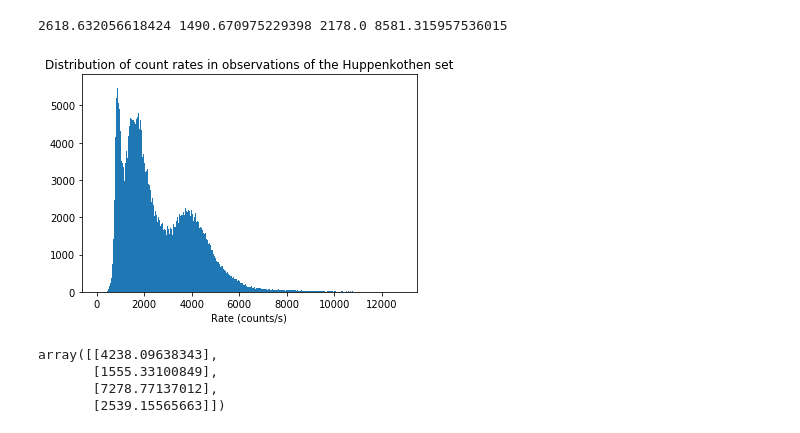
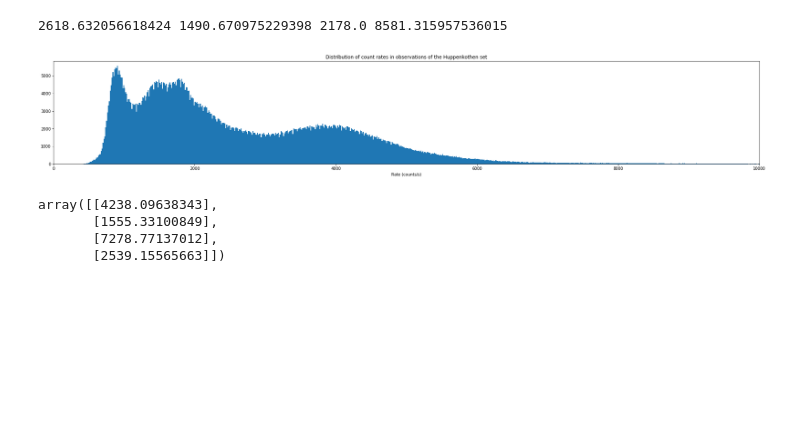
Before and after one commit to jorwatkapola/timeseries_segment_clustering, a Jupyter notebook: Count_rate_distribution.ipynb, the cells around one changed output. Drawn from its saved outputs; the diff is of its cells as text; code cells hidden in the pictures; blank space fills up the shorter version.

```diff
--- a/Count_rate_distribution.ipynb
+++ b/Count_rate_distribution.ipynb
@@ -88,13 +88,15 @@ below4sigma=100-len(np.where(all_counts_ar>sigma4)[0])/len(all_counts_ar)*100
 # %% [output]
 2618.632056618424 1490.670975229398 2178.0 8581.315957536015
 # %%
+plt.figure(figsize=(6.4*5, 4.8))
 plt.hist(all_counts_ar,bins=1000)
+plt.xlim(0,10000)
 plt.title("Distribution of count rates in observations of the Huppenkothen set")
 plt.xlabel("Rate (counts/s)")
-plt.savefig("rates_hist_1kbins.png", dpi=600)
+#plt.savefig("rates_hist_1kbins.png", dpi=600)
 plt.show()
 # %% [output]
-[figure, old version]
+[figure, new version]
 # %%
 gmm = mixture.GaussianMixture(n_components=4, covariance_type="tied")
 gmm.fit(all_counts_ar.reshape(-1, 1))
```
